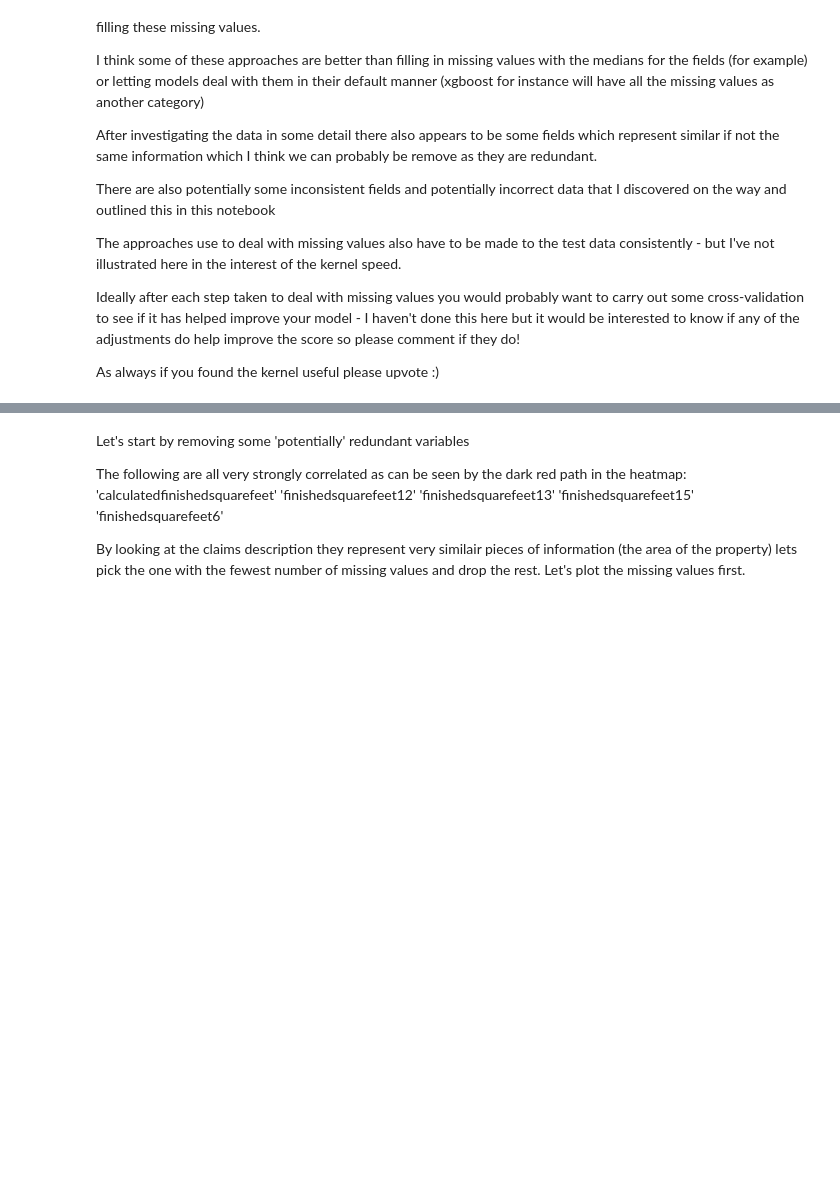
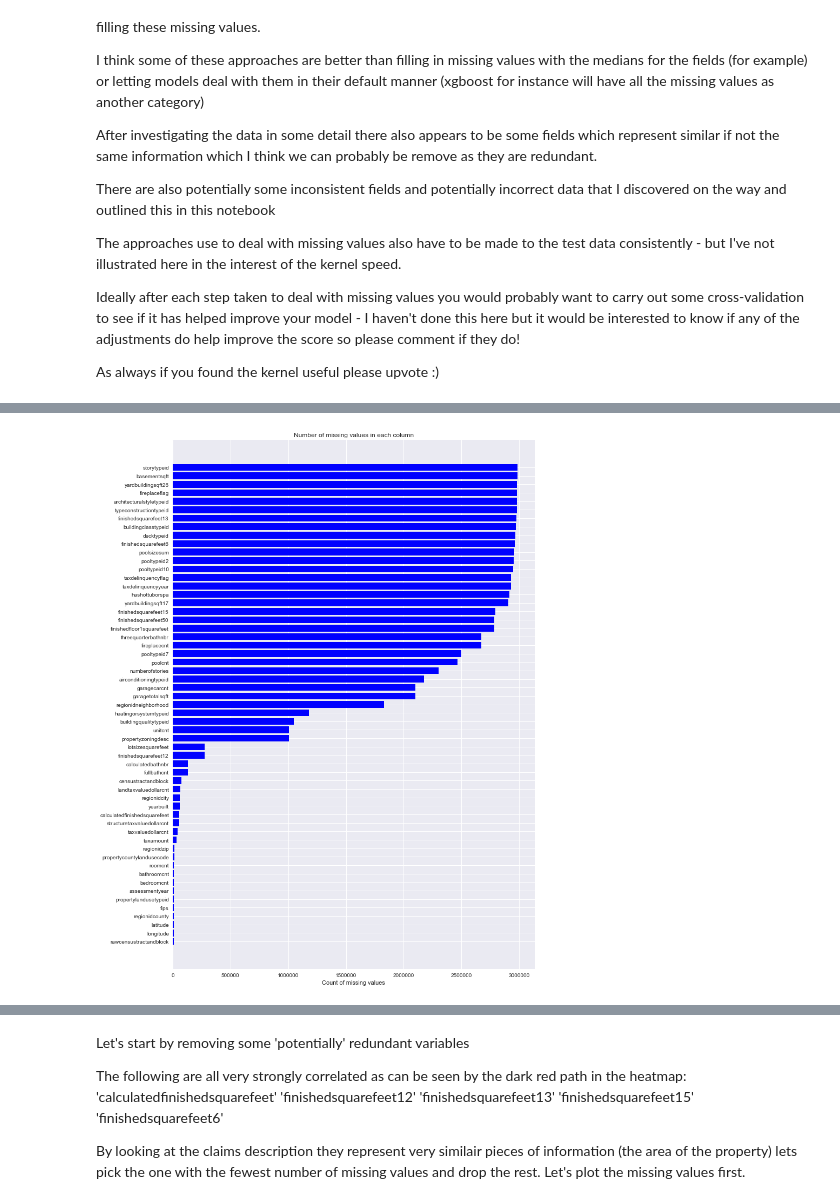
Before and after one commit to ghk829/kaggle, a Jupyter notebook: zillow/201709225_KI.ipynb, the cells around one changed output, grey strips where cells are left out. Drawn from its saved outputs; the diff is of its cells as text; code cells hidden in the pictures; blank space fills up the shorter version.

```diff
--- a/zillow/201709225_KI.ipynb
+++ b/zillow/201709225_KI.ipynb
@@ -43,11 +43,14 @@ os.chdir('/home/ghk829/zillow_data')
 #Start of by reading in the data and merging the datasets
 prop = pd.read_csv('./properties_2016.csv')
 train = pd.read_csv("./train_2016_v2.csv")
+test= pd.read_csv("./sample_submission.csv")
+test = test.rename(columns={'ParcelId':'parcelid'})
 
 for c, dtype in zip(prop.columns, prop.dtypes):
     if dtype == np.float64:
         prop[c] = prop[c].astype(np.float32)
 
 df_train = train.merge(prop, how='left', on='parcelid')
+df_test = test.merge(prop, how='left', on='parcelid')
 del prop, train
 df_train = df_train.drop(['parcelid', 'transactiondate'], axis=1)
@@ -54,3 +67,20 @@ df_train = df_train.drop(['parcelid', 'transactiondate'], axis=1)
+# %%
+missing_df = df_test.isnull().sum(axis=0).reset_index()
+missing_df.columns = ['column_name', 'missing_count']
+missing_df = missing_df.loc[missing_df['missing_count']>0]
+missing_df = missing_df.sort_values(by='missing_count')
+
+ind = np.arange(missing_df.shape[0])
+width = 0.9
+fig, ax = plt.subplots(figsize=(12,18))
+rects = ax.barh(ind, missing_df.missing_count.values, color='blue')
+ax.set_yticks(ind)
+ax.set_yticklabels(missing_df.column_name.values, rotation='horizontal')
+ax.set_xlabel("Count of missing values")
+ax.set_title("Number of missing values in each column")
+plt.show()
+# %% [output]
+[figure, added]
 # %%
 #Identify numerical columns to produce a heatmap
 catcols = ['airconditioningtypeid','architecturalstyletypeid','buildingqualitytypeid','buildingclasstypeid','decktypeid','fips','hashottuborspa','heatingorsystemtypeid','pooltypeid10','pooltypeid2','pooltypeid7','propertycountylandusecode','propertylandusetypeid','propertyzoningdesc','rawcensustractandblock','regionidcity','regionidcounty','regionidneighborhood','regionidzip','storytypeid','typeconstructiontypeid','yearbuilt','taxdelinquencyflag']
```
Also changed, not shown: parts of 4 cells of this notebook.
